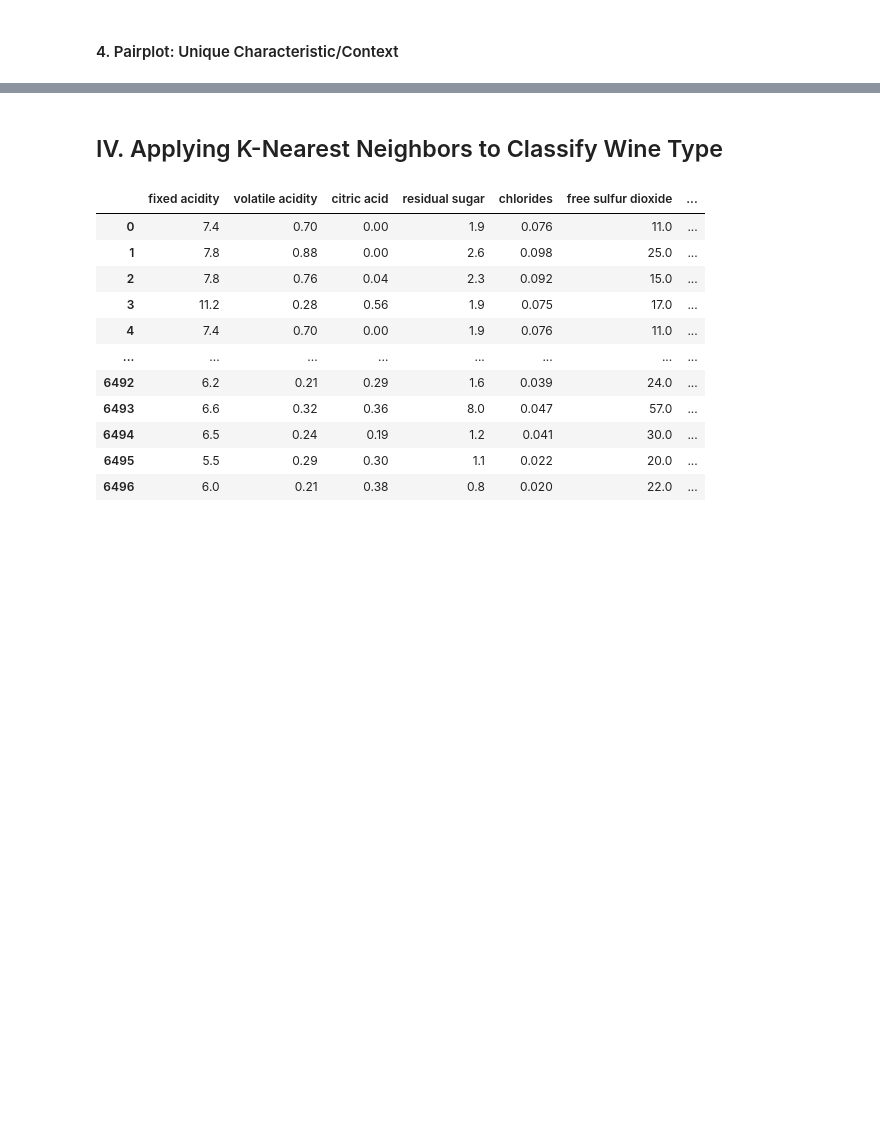
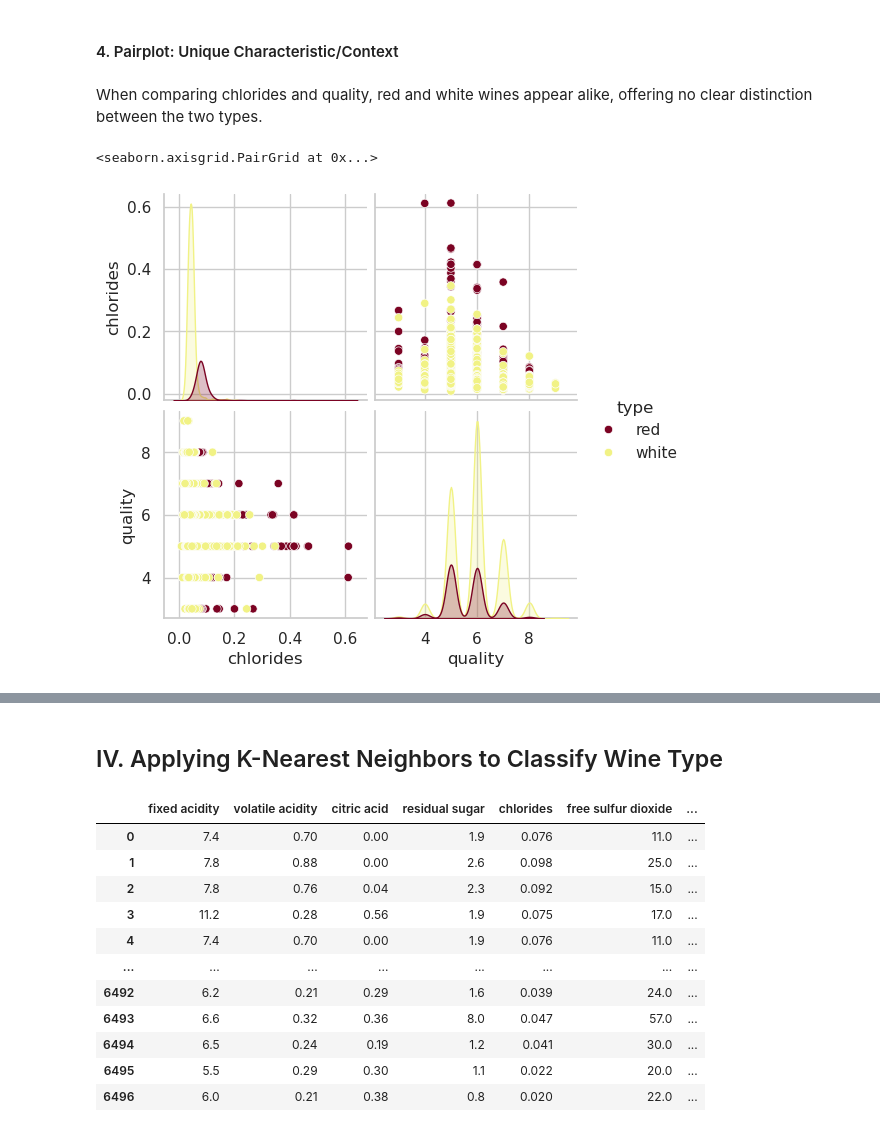
Before and after one commit to kibindy/ML_1_k-nn, a Jupyter notebook: v3 Wine EDA.ipynb, the cells around one changed output, grey strips where cells are left out. Saved outputs shown, nothing was run; the diff lists cells and outputs as text; code cells hidden in the pictures; blank space fills up the shorter version.

```diff
--- a/v3 Wine EDA.ipynb
+++ b/v3 Wine EDA.ipynb
@@ -215,2 +234,9 @@ dtype: bool
 # %% [markdown]
 #### 4. Pairplot: Unique Characteristic/Context
+# %% [markdown]
+When comparing chlorides and quality, red and white wines appear alike, offering no clear distinction between the two types.
+# %%
+sns.pairplot(df, vars=['chlorides', 'quality'], hue='type', palette={'red': '#7B0323', 'white': '#F1F285'})
+# %% [output]
+<seaborn.axisgrid.PairGrid at 0x...>
+[figure, added]
```
Also changed, not shown: parts of 10 cells of this notebook, 1 other file.
